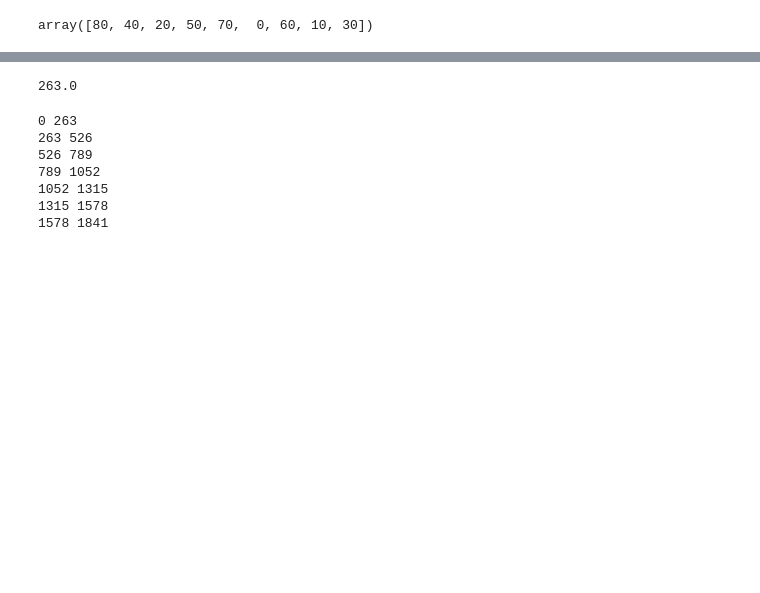
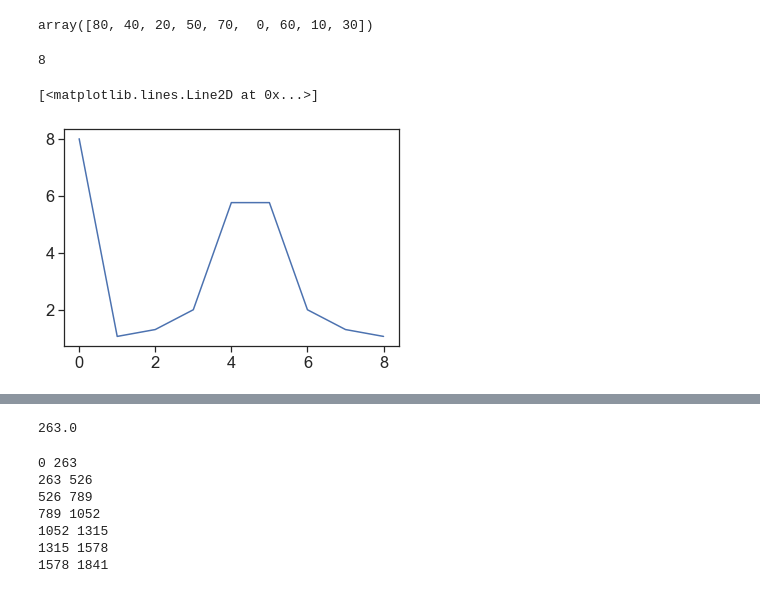
Before and after one commit to yves-weissenberger/ll_ephys, a Jupyter notebook: plot_responses_in_task.ipynb, the cells around one changed output, grey strips where cells are left out. Drawn from its saved outputs; the diff is of its cells as text; code cells hidden in the pictures; blank space fills up the shorter version.

```diff
--- a/plot_responses_in_task.ipynb
+++ b/plot_responses_in_task.ipynb
@@ -138,4 +171,15 @@ activity_dict = []
 10*np.arange(9)[sequence]
 # %% [output]
 array([80, 40, 20, 50, 70,  0, 60, 10, 30])
+# %%
+spks = np.array([0,1,0,1,0,1,0,1,0])*2
+# %%
+spks.sum()
+# %% [output]
+8
+# %%
+plt.plot(np.abs(np.fft.fft(spks)))
+# %% [output]
+[<matplotlib.lines.Line2D at 0x...>]
+[figure, added]
 # %%
```
Also changed, not shown: parts of 7 cells of this notebook, 1 other file.
